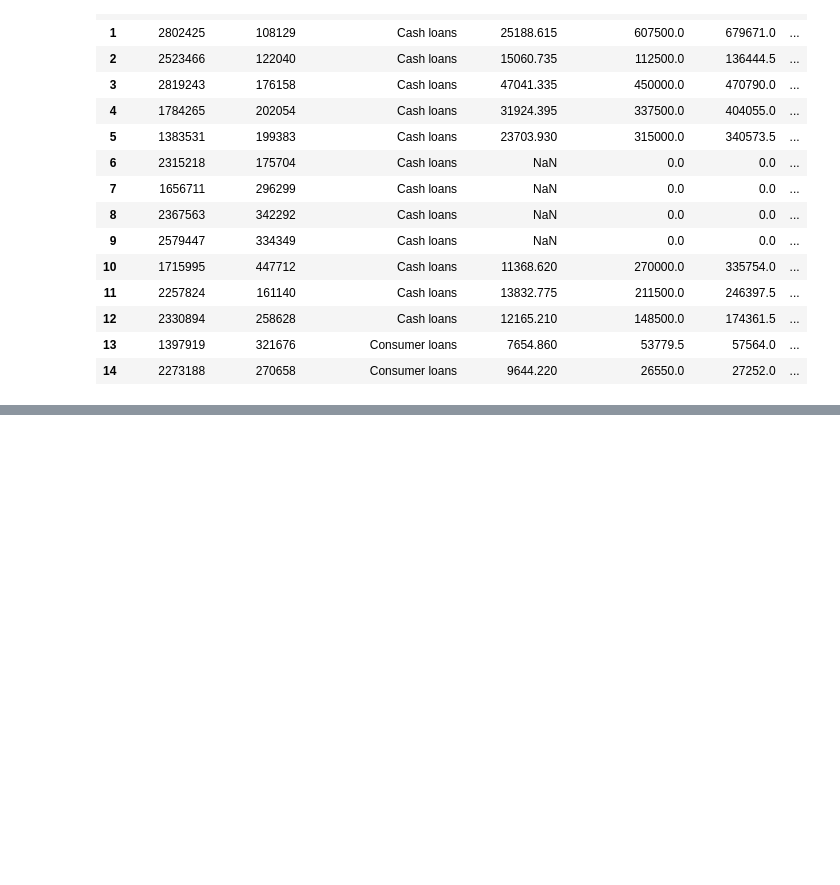
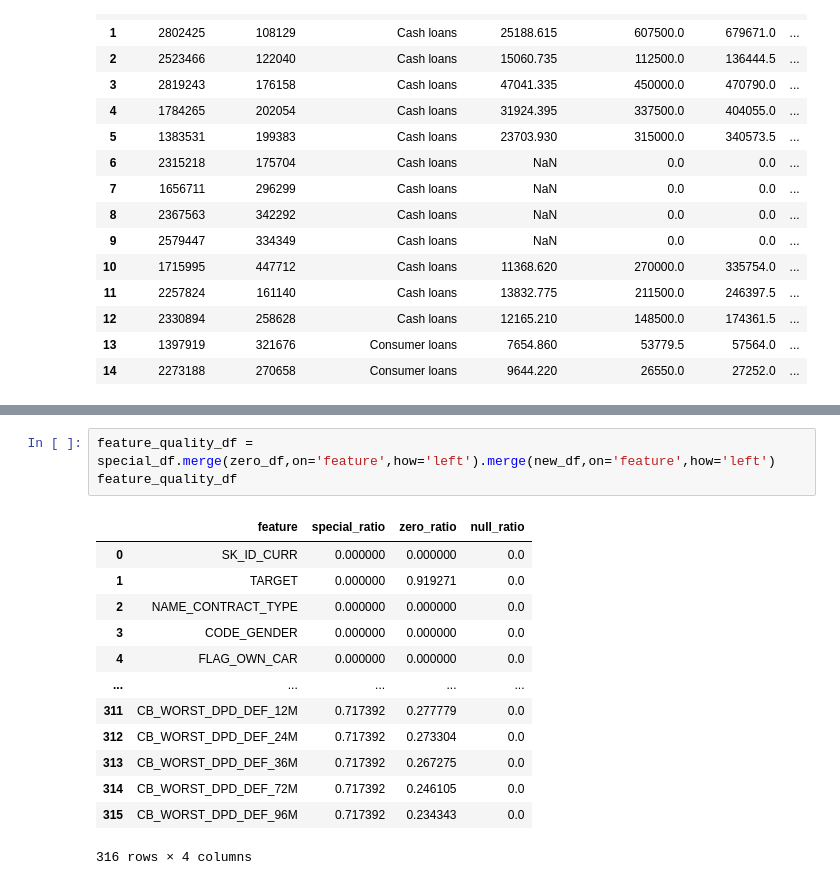
Before and after one commit to rajgurubhosale/Credit-Risk-mlops, a Jupyter notebook: notebooks/temp.ipynb, the cells around one changed output, grey strips where cells are left out. Cells and saved outputs as stored; diff of their text form; blank space fills up the shorter version.

```diff
--- a/notebooks/temp.ipynb
+++ b/notebooks/temp.ipynb
@@ -174,0 +238,17 @@ df1.head(15)
+# %%
+feature_quality_df = special_df.merge(zero_df,on='feature',how='left').merge(new_df,on='feature',how='left')
+feature_quality_df
+# %% [output]
+|  | feature | special_ratio | zero_ratio | null_ratio |
+| 0 | SK_ID_CURR | 0.000000 | 0.000000 | 0.0 |
+| 1 | TARGET | 0.000000 | 0.919271 | 0.0 |
+| 2 | NAME_CONTRACT_TYPE | 0.000000 | 0.000000 | 0.0 |
+| 3 | CODE_GENDER | 0.000000 | 0.000000 | 0.0 |
+| 4 | FLAG_OWN_CAR | 0.000000 | 0.000000 | 0.0 |
+| ... | ... | ... | ... | ... |
+| 311 | CB_WORST_DPD_DEF_12M | 0.717392 | 0.277779 | 0.0 |
+| 312 | CB_WORST_DPD_DEF_24M | 0.717392 | 0.273304 | 0.0 |
+| 313 | CB_WORST_DPD_DEF_36M | 0.717392 | 0.267275 | 0.0 |
+| 314 | CB_WORST_DPD_DEF_72M | 0.717392 | 0.246105 | 0.0 |
+| 315 | CB_WORST_DPD_DEF_96M | 0.717392 | 0.234343 | 0.0 |
+316 rows × 4 columns
```
Also changed, not shown: parts of 9 cells of this notebook, 21 other files.
